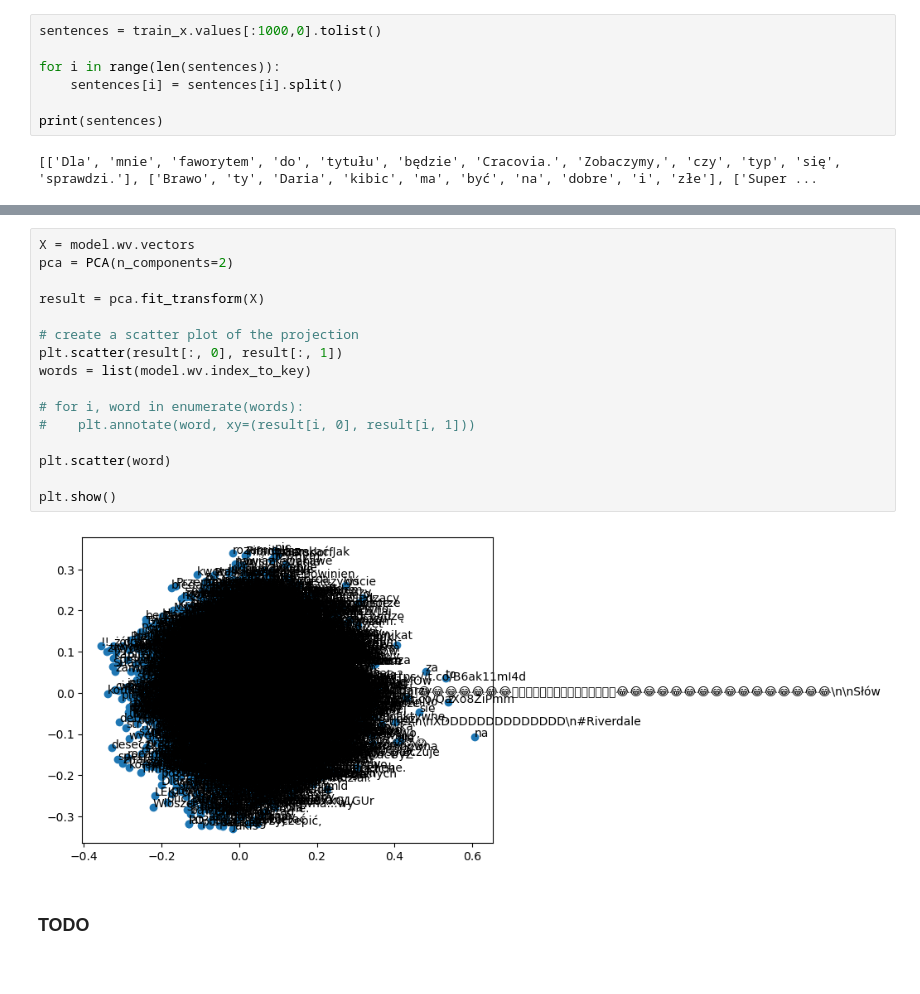
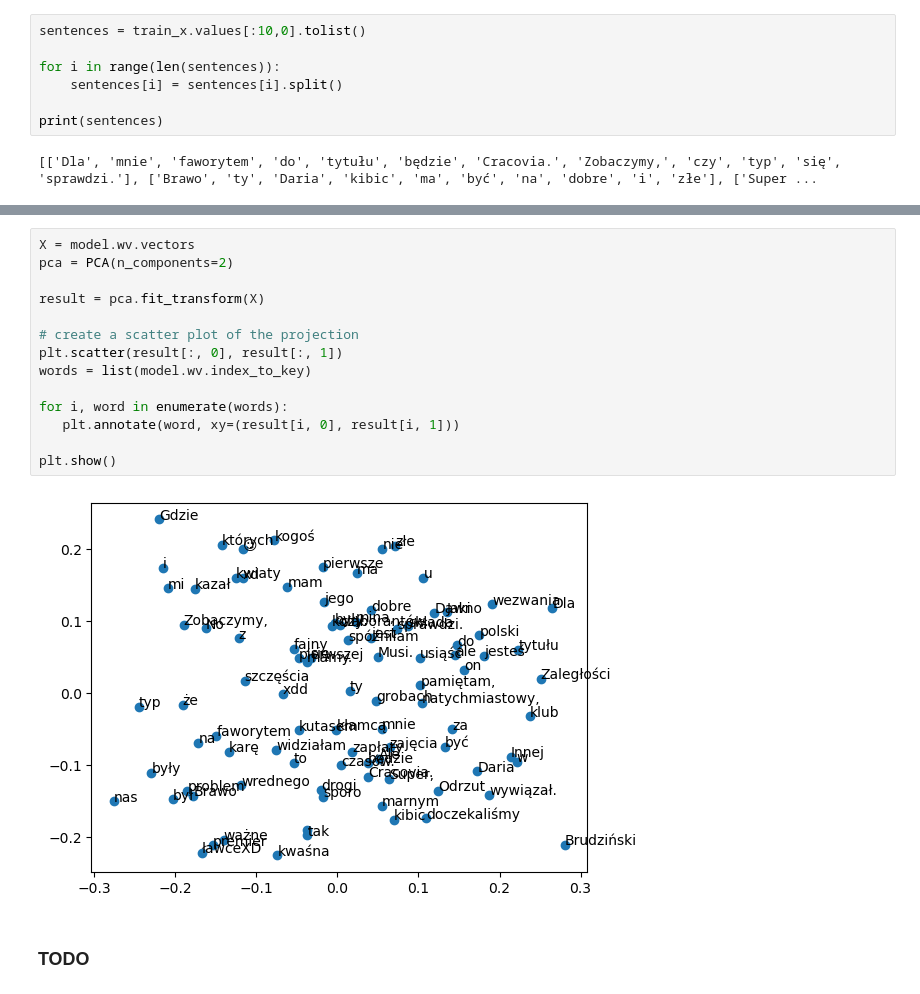
Before and after one commit to CNDC-lab/Stochastyczne, a Jupyter notebook: Wykrywanie_mowy_nienawiści.ipynb, the cells around one changed output, grey strips where cells are left out. Drawn from its saved outputs; the diff is of its cells as text.

```diff
--- a/Wykrywanie_mowy_nienawiści.ipynb
+++ b/Wykrywanie_mowy_nienawiści.ipynb
@@ -26,7 +26,7 @@ test_y.columns = ['labels']
 # %% [markdown]
 ### Word2vec - demo
 # %%
-sentences = train_x.values[:1000,0].tolist()
+sentences = train_x.values[:10,0].tolist()
 
 for i in range(len(sentences)):
     sentences[i] = sentences[i].split()
@@ -67,21 +67,19 @@ Vector of word "problem" [ 0.14520434 -0.03864776 -0.06572367  0.10711659 -0.117
 # %%
 X = model.wv.vectors
 pca = PCA(n_components=2)
 
 result = pca.fit_transform(X)
 
 # create a scatter plot of the projection
 plt.scatter(result[:, 0], result[:, 1])
 words = list(model.wv.index_to_key)
 
-# for i, word in enumerate(words):
-#    plt.annotate(word, xy=(result[i, 0], result[i, 1]))
-
-plt.scatter(word)
+for i, word in enumerate(words):
+   plt.annotate(word, xy=(result[i, 0], result[i, 1]))
 
 plt.show()
 # %% [output]
-[figure, old version]
+[figure, new version]
 # %% [markdown]
 ### TODO
 # %% [markdown]
```
Also changed, not shown: parts of 2 cells of this notebook.
